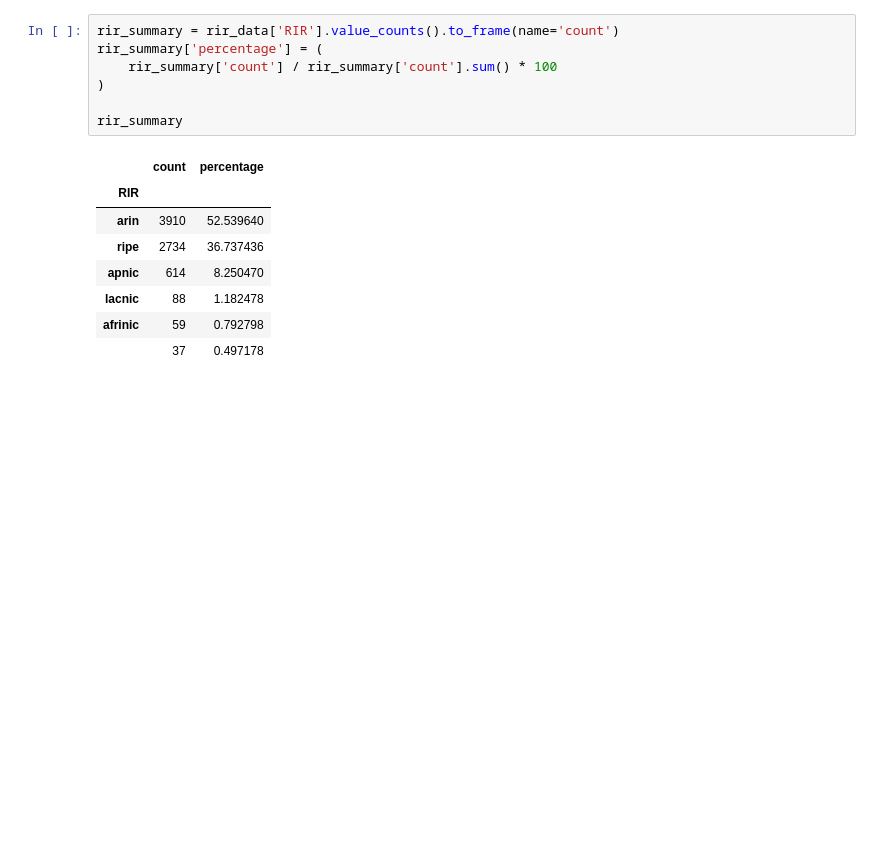
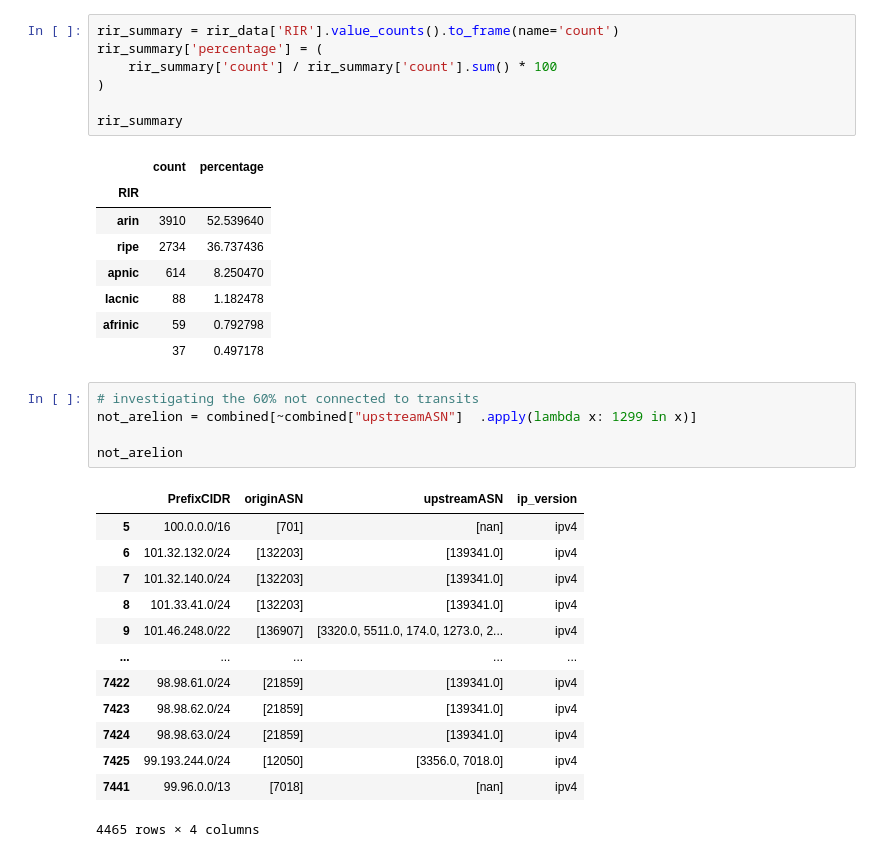
Before and after one commit to gustavoluvizotto/anycast-service-discovery, a Jupyter notebook: analysis/traceroute/traceroute.ipynb, the cells around one changed output. Saved outputs shown, nothing was run; the diff lists cells and outputs as text; blank space fills up the shorter version.

Commit message:
critical and upstream analysis

```diff
--- a/analysis/traceroute/traceroute.ipynb
+++ b/analysis/traceroute/traceroute.ipynb
@@ -1192,3 +1315,22 @@ rir_summary
 | lacnic | 88 | 1.182478 |
 | afrinic | 59 | 0.792798 |
 |  | 37 | 0.497178 |
+# %%
+# investigating the 60% not connected to transits
+not_arelion = combined[~combined["upstreamASN"]  .apply(lambda x: 1299 in x)]
+
+not_arelion
+# %% [output]
+|  | PrefixCIDR | originASN | upstreamASN | ip_version |
+| 5 | 100.0.0.0/16 | [701] | [nan] | ipv4 |
+| 6 | 101.32.132.0/24 | [132203] | [139341.0] | ipv4 |
+| 7 | 101.32.140.0/24 | [132203] | [139341.0] | ipv4 |
+| 8 | 101.33.41.0/24 | [132203] | [139341.0] | ipv4 |
+| 9 | 101.46.248.0/22 | [136907] | [3320.0, 5511.0, 174.0, 1273.0, 2... | ipv4 |
+| ... | ... | ... | ... | ... |
+| 7422 | 98.98.61.0/24 | [21859] | [139341.0] | ipv4 |
+| 7423 | 98.98.62.0/24 | [21859] | [139341.0] | ipv4 |
+| 7424 | 98.98.63.0/24 | [21859] | [139341.0] | ipv4 |
+| 7425 | 99.193.244.0/24 | [12050] | [3356.0, 7018.0] | ipv4 |
+| 7441 | 99.96.0.0/13 | [7018] | [nan] | ipv4 |
+4465 rows × 4 columns
```
Also changed, not shown: parts of 13 cells of this notebook, 2 other files.
